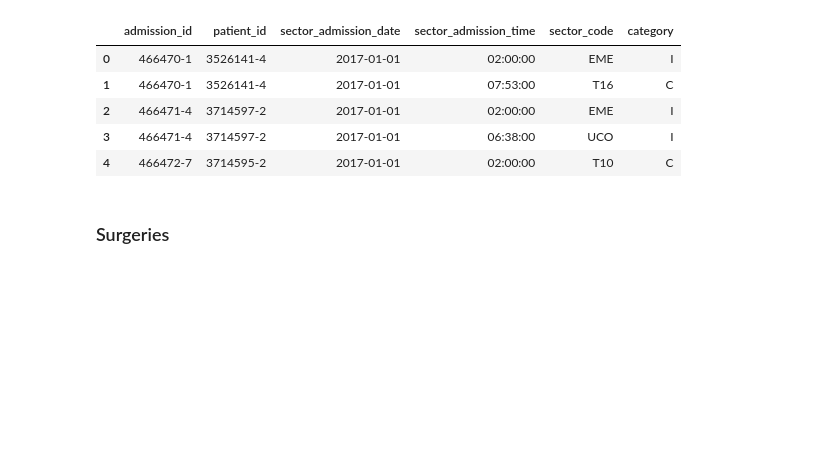
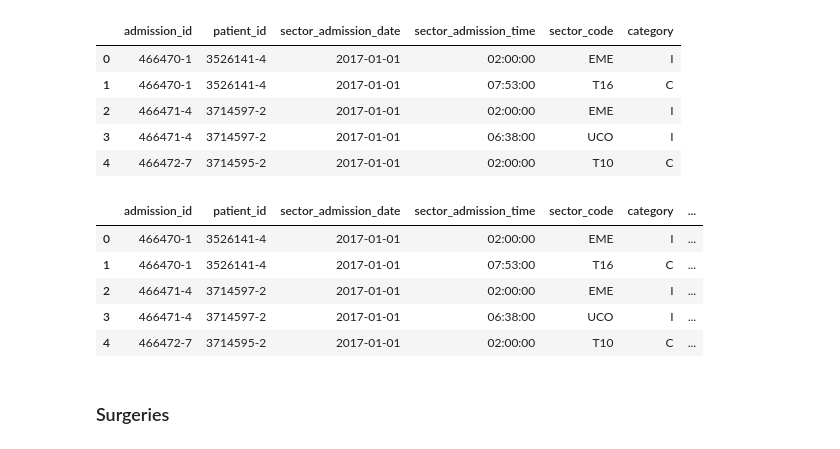
Before and after one commit to josedallavia/A-Machine-Learning-Approach-for-Optimization-of-Hospital-Bed-Utilization, a Jupyter notebook: columns_renamed.ipynb, the cells around one changed output. Drawn from its saved outputs; the diff is of its cells as text; code cells hidden in the pictures; blank space fills up the shorter version.

```diff
--- a/columns_renamed.ipynb
+++ b/columns_renamed.ipynb
@@ -348,3 +350,12 @@ db['sectors_admissions'].head()
+# %%
+db['sectors_admissions'].head()
+# %% [output]
+|  | admission_id | patient_id | sector_admission_date | sector_admission_time | sector_code | category | ... |
+| 0 | 466470-1 | 3526141-4 | 2017-01-01 | 02:00:00 | EME | I | ... |
+| 1 | 466470-1 | 3526141-4 | 2017-01-01 | 07:53:00 | T16 | C | ... |
+| 2 | 466471-4 | 3714597-2 | 2017-01-01 | 02:00:00 | EME | I | ... |
+| 3 | 466471-4 | 3714597-2 | 2017-01-01 | 06:38:00 | UCO | I | ... |
+| 4 | 466472-7 | 3714595-2 | 2017-01-01 | 02:00:00 | T10 | C | ... |
 # %%
 db['sectors_admissions'].to_parquet('sectors_admissions.parquet')
 # %% [markdown]
```
Also changed, not shown: parts of 3 cells of this notebook.
